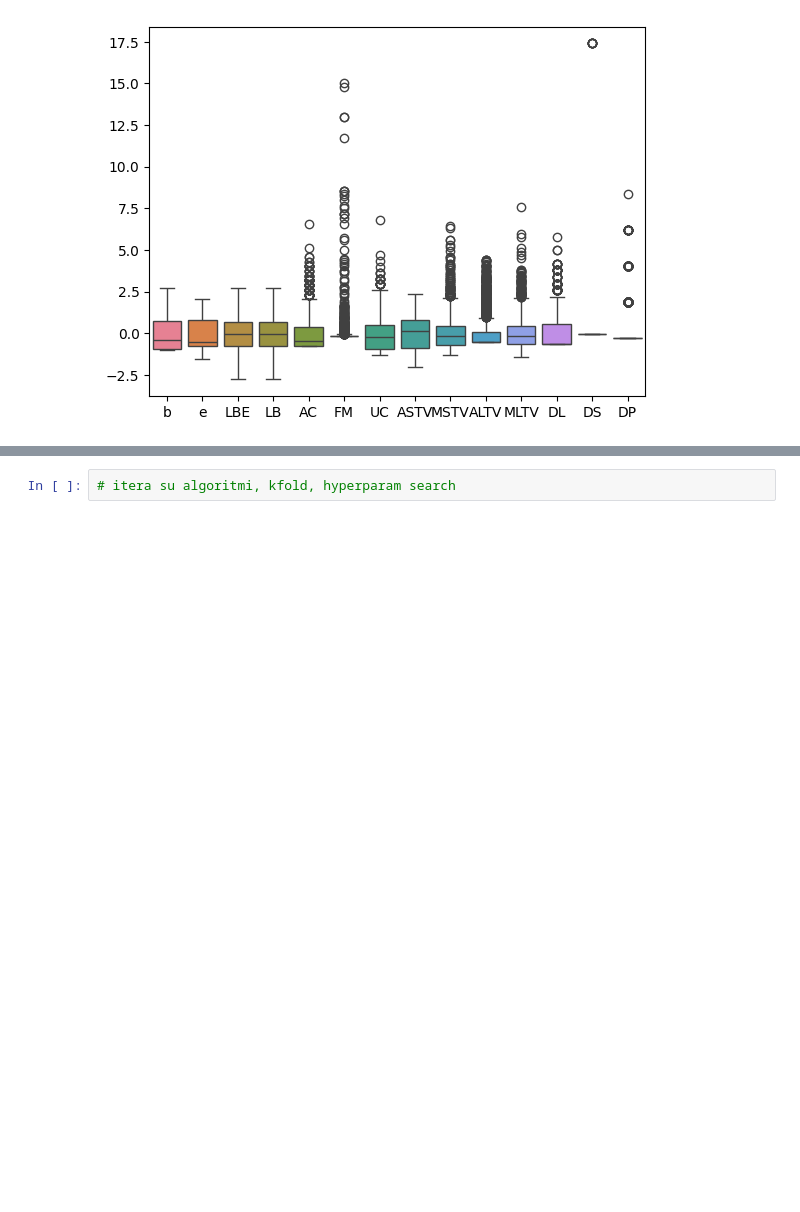
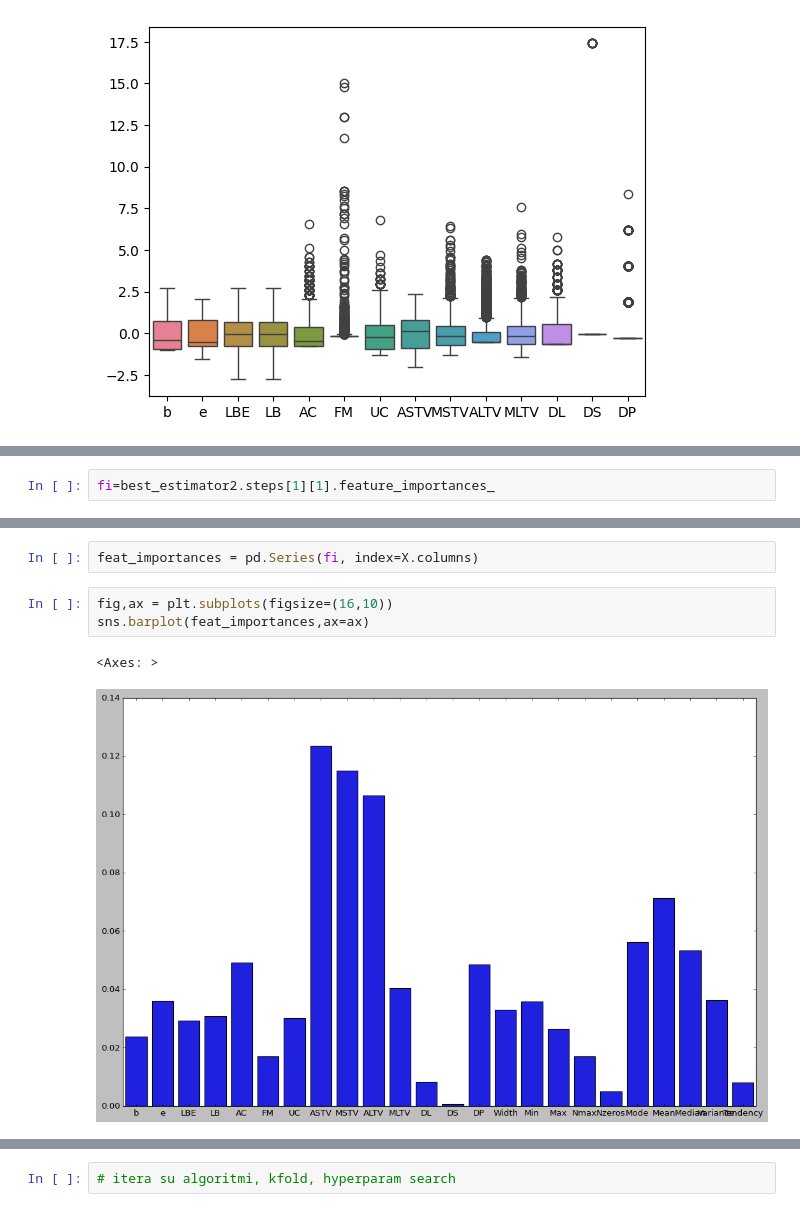
Before and after one commit to RedericoFocco/EniDataChallenge, a Jupyter notebook: EniDataChallenge.ipynb, the cells around one changed output, grey strips where cells are left out. Saved outputs shown, nothing was run; the diff lists cells and outputs as text; blank space fills up the shorter version.

```diff
--- a/EniDataChallenge.ipynb
+++ b/EniDataChallenge.ipynb
@@ -180,0 +401,2 @@ y_encode = le.fit_transform(y)
+# %%
+fi=best_estimator2.steps[1][1].feature_importances_
@@ -181,3 +407,11 @@ y_encode = le.fit_transform(y)
+# %%
+feat_importances = pd.Series(fi, index=X.columns)
+# %%
+fig,ax = plt.subplots(figsize=(16,10))
+sns.barplot(feat_importances,ax=ax)
+# %% [output]
+<Axes: >
+[figure, added]
 # %%
 import xgboost as xgb
 from sklearn.model_selection import train_test_split
```
Also changed, not shown: parts of 39 cells of this notebook, 4 other files.
